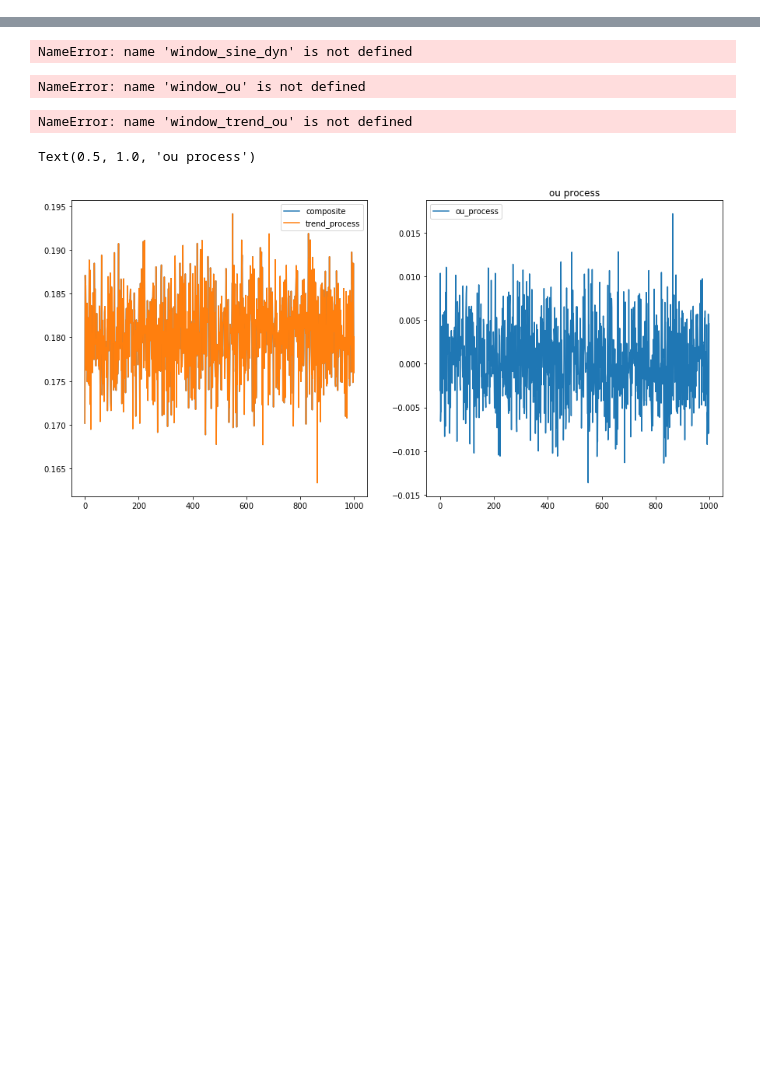
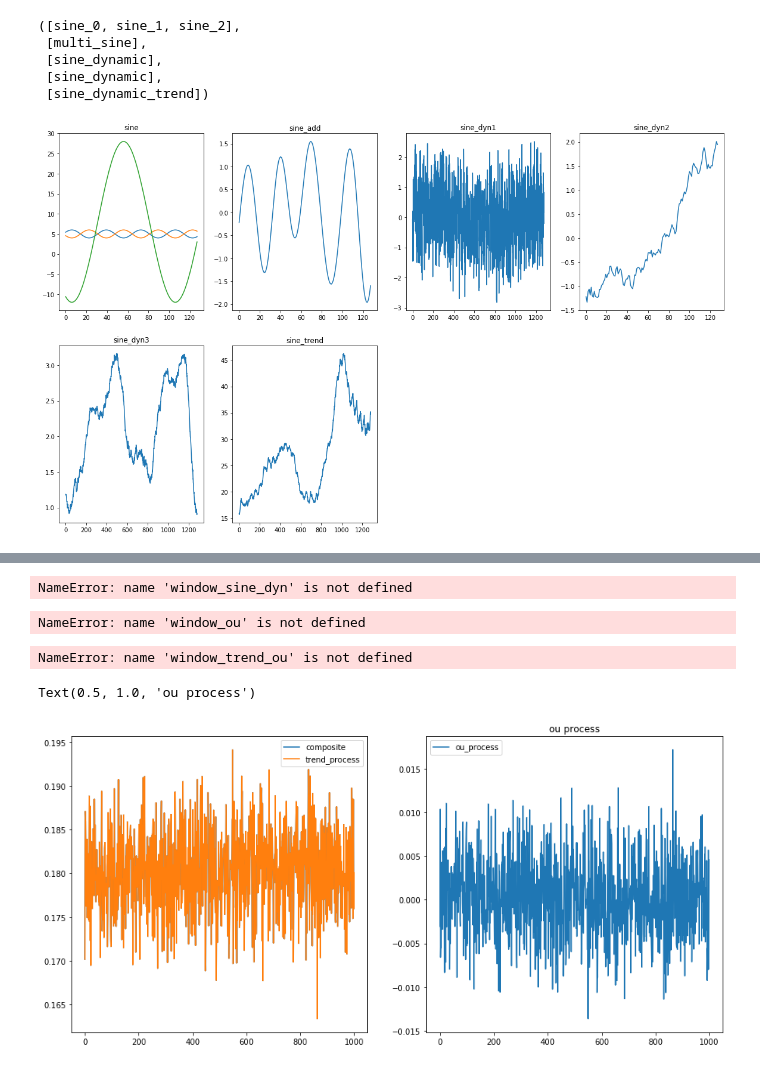
Before and after one commit to Hanwant/madigan, a Jupyter notebook: notebooks/sine_dynamic_synth.ipynb, the cells around one changed output, grey strips where cells are left out. Drawn from its saved outputs; the diff is of its cells as text; code cells hidden in the pictures; blank space fills up the shorter version.

Commit message:
Fixed and tested pipelines for multi assets

```diff
--- a/notebooks/sine_dynamic_synth.ipynb
+++ b/notebooks/sine_dynamic_synth.ipynb
@@ -8,5 +20,5 @@ import matplotlib.pyplot as plt
 # %%
-config_sine = make_config("sineComp", assets=["sineC1"],
+config_sine_add = make_config("sineComp", assets=["sineC1"],
                           data_source_type="SineAdder",
                           data_source_config={
                             'freq':[2.2, 4.1, 1., 3.],
@@ -16,5 +28,5 @@ config_sine = make_config("sineComp", assets=["sineC1"],
                             'dX':0.01,
                             "noise": 0.0},
                          )
-env_sine = make_env(config_sine)
+env_sine_add = make_env(config_sine_add)
 # %%
@@ -58,3 +68,50 @@ Text(0.5, 1.0, 'Sine Dynamic')
+# %%
+config_sine_trend = make_config("sineComp", assets=["sineC1"],
+                              data_source_type="SineDynamicTrend",
+                              data_source_config={
+                                  'freqRange':[[1, 4, .01], [.01, .02, .001], [.05, .5, .01]],
+                                  'muRange':[[.2, 1., .01], [.4, .8, .01], [.3, .5, .01]],
+                                  'ampRange':[[.02, .1, .001], [.03, .09, .001], [.2, .8, .01]],
+                                  'trendRange': [[200, 800]],
+                                  'trendIncr': [0.002],
+                                  'trendProb': [.001],
+                                  'phase':[0., 0., 0.],
+                                  'dX':0.01,
+                                  "noise": 0,}
+                         )
+env_sine_trend = make_env(config_sine_trend)
+# %%
+env_sine.assets, env_sine_add.assets, env_sine_dyn1.assets, env_sine_dyn2.assets, env_sine_trend.assets
+# %% [output]
+([sine_0, sine_1, sine_2],
+ [multi_sine],
+ [sine_dynamic],
+ [sine_dynamic],
+ [sine_dynamic_trend])
+# %%
+window_sine = StackerDiscrete(128, norm=False, n_assets=env_sine.nAssets)
+window_sine_add = StackerDiscrete(128, n_assets=env_sine_add.nAssets)
+window_sine_dyn1 = StackerDiscrete(1280, norm=True, n_assets=env_sine_dyn1.nAssets)
+window_sine_dyn2 = StackerDiscrete(128, norm=True, n_assets=env_sine_dyn2.nAssets)
+window_sine_dyn3 = StackerDiscrete(1280, norm=False, n_assets=env_sine_dyn3.nAssets)
+window_sine_trend = StackerDiscrete(1280, norm=False, n_assets=env_sine_trend.nAssets)
+# %%
+for window, env in zip((window_sine, window_sine_add, window_sine_dyn1, window_sine_dyn2, window_sine_dyn3, window_sine_trend),
+                       (env_sine, env_sine_add, env_sine_dyn1, env_sine_dyn2, env_sine_dyn3, env_sine_trend)):
+    window.reset_state()
+    window.initialize_history(env)
+
+fig, axes = plt.subplots(2,4, figsize=(20, 12))
+for ax, (window, label) in zip(axes.flatten(), ((window_sine, "sine"), (window_sine_add, "sine_add"),
+                                                (window_sine_dyn1, "sine_dyn1"), (window_sine_dyn2, "sine_dyn2"),
+                                                (window_sine_dyn3, "sine_dyn3"),
+                                                (window_sine_trend, "sine_trend"))):
+    ax.plot(window.current_data().price, label=label)
+    ax.set_title(label)
+for ax in axes[1, 2:]:
+    plt.delaxes(ax)
+# %% [output]
+[figure, added]
 # %%
 sine_dyn = env_sine_dyn.dataSource
 [sine_dyn.getProcess(0) for i in range(1000)]
```
Also changed, not shown: parts of 8 cells of this notebook, 26 other files.
